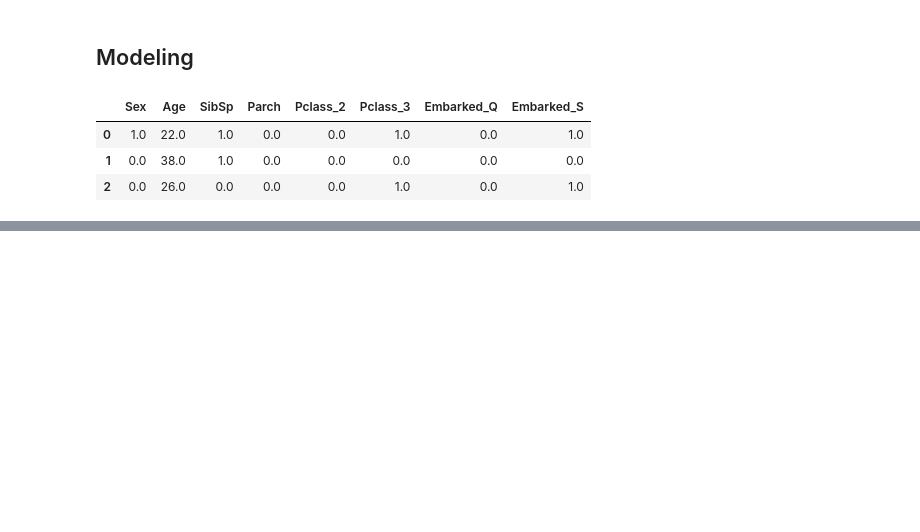
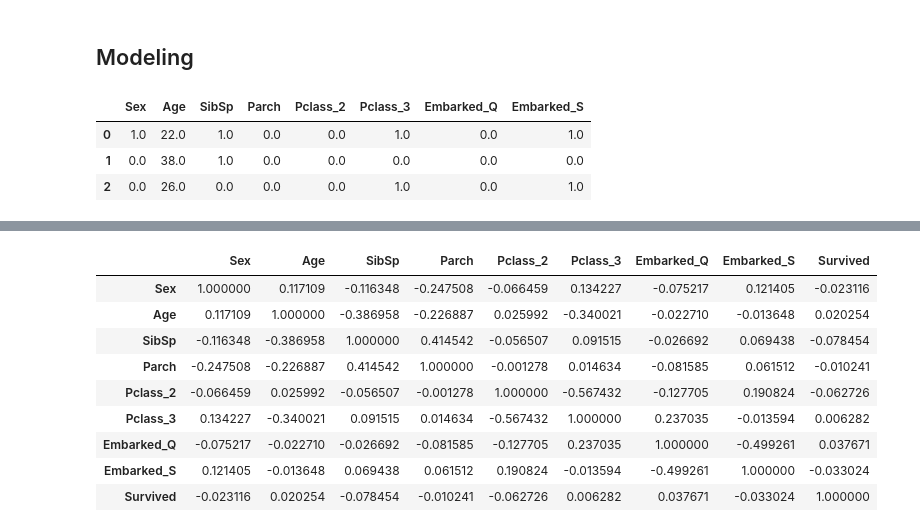
Before and after one commit to lkarjun/Titanic, a Jupyter notebook: titanic.ipynb, the cells around one changed output, grey strips where cells are left out. Saved outputs shown, nothing was run; the diff lists cells and outputs as text; code cells hidden in the pictures; blank space fills up the shorter version.

```diff
--- a/titanic.ipynb
+++ b/titanic.ipynb
@@ -229,0 +246,13 @@ accuracy_score(y_pred, y_test)
+# %%
+full_features.corr().T
+# %% [output]
+|  | Sex | Age | SibSp | Parch | Pclass_2 | Pclass_3 | Embarked_Q | Embarked_S | Survived |
+| Sex | 1.000000 | 0.117109 | -0.116348 | -0.247508 | -0.066459 | 0.134227 | -0.075217 | 0.121405 | -0.023116 |
+| Age | 0.117109 | 1.000000 | -0.386958 | -0.226887 | 0.025992 | -0.340021 | -0.022710 | -0.013648 | 0.020254 |
+| SibSp | -0.116348 | -0.386958 | 1.000000 | 0.414542 | -0.056507 | 0.091515 | -0.026692 | 0.069438 | -0.078454 |
+| Parch | -0.247508 | -0.226887 | 0.414542 | 1.000000 | -0.001278 | 0.014634 | -0.081585 | 0.061512 | -0.010241 |
+| Pclass_2 | -0.066459 | 0.025992 | -0.056507 | -0.001278 | 1.000000 | -0.567432 | -0.127705 | 0.190824 | -0.062726 |
+| Pclass_3 | 0.134227 | -0.340021 | 0.091515 | 0.014634 | -0.567432 | 1.000000 | 0.237035 | -0.013594 | 0.006282 |
+| Embarked_Q | -0.075217 | -0.022710 | -0.026692 | -0.081585 | -0.127705 | 0.237035 | 1.000000 | -0.499261 | 0.037671 |
+| Embarked_S | 0.121405 | -0.013648 | 0.069438 | 0.061512 | 0.190824 | -0.013594 | -0.499261 | 1.000000 | -0.033024 |
+| Survived | -0.023116 | 0.020254 | -0.078454 | -0.010241 | -0.062726 | 0.006282 | 0.037671 | -0.033024 | 1.000000 |
```
Also changed, not shown: parts of 12 cells of this notebook.
